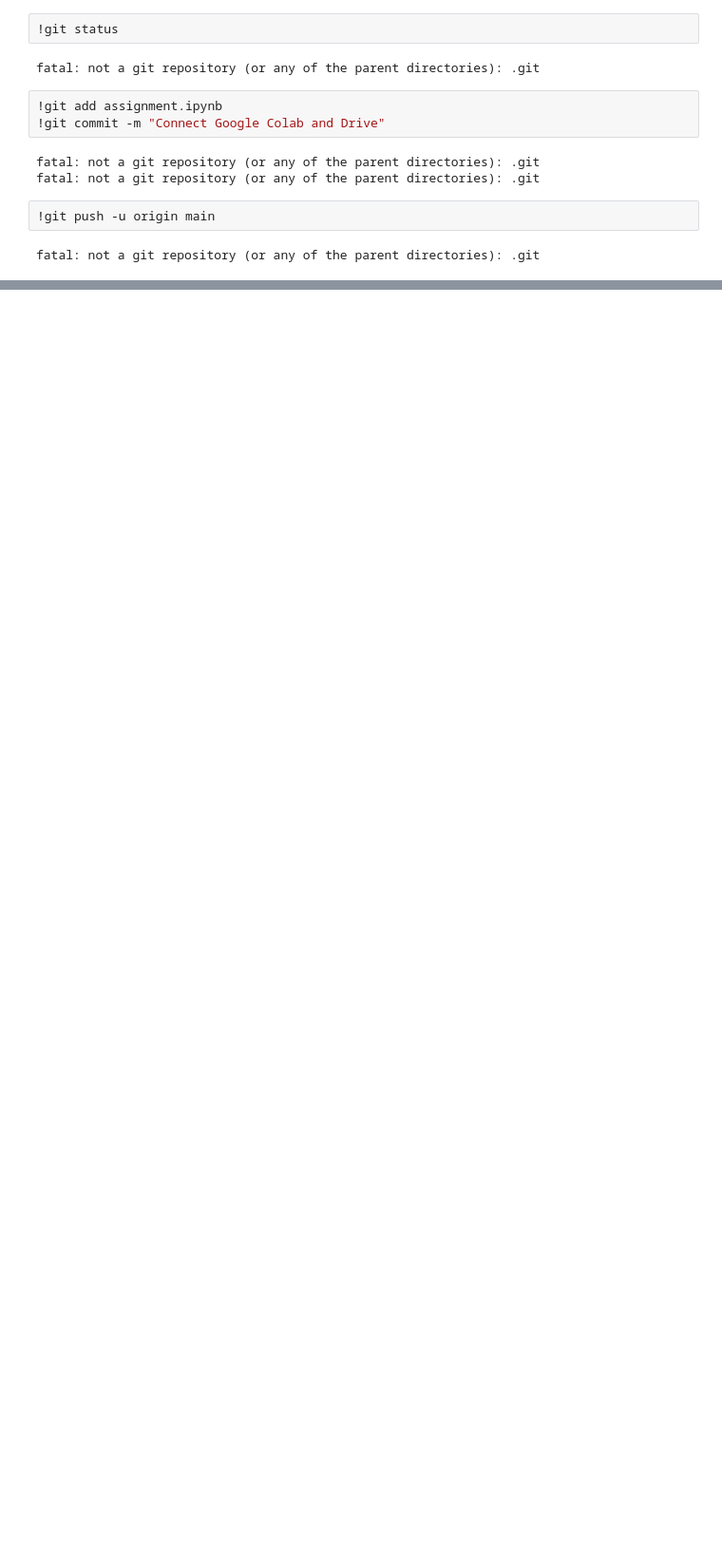
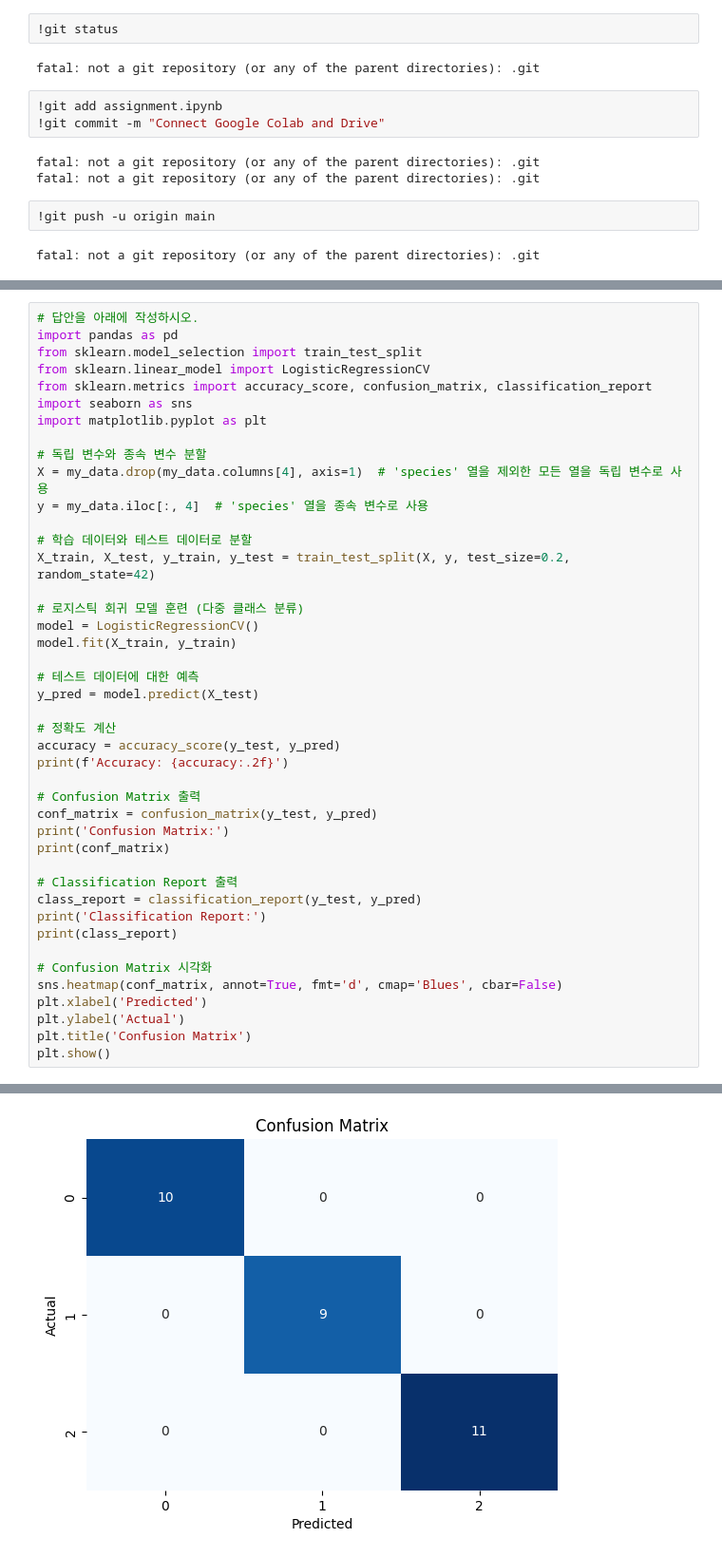
Before and after one commit to naimkim/Navigationing_Naim, a Jupyter notebook: assignment.ipynb, the cells around one changed output, grey strips where cells are left out. Shown: that part at 95% size. Cells and saved outputs as stored; diff of their text form; blank space fills up the shorter version.

```diff
--- a/assignment.ipynb
+++ b/assignment.ipynb
@@ -17,0 +107,44 @@ $ git remote add origin (GitHub주소)  //origin이라는 이름으로 추가한
+# %%
+# 답안을 아래에 작성하시오.
+import pandas as pd
+from sklearn.model_selection import train_test_split
+from sklearn.linear_model import LogisticRegressionCV
+from sklearn.metrics import accuracy_score, confusion_matrix, classification_report
+import seaborn as sns
+import matplotlib.pyplot as plt
+
+# 독립 변수와 종속 변수 분할
+X = my_data.drop(my_data.columns[4], axis=1)  # 'species' 열을 제외한 모든 열을 독립 변수로 사용
+y = my_data.iloc[:, 4]  # 'species' 열을 종속 변수로 사용
+
+# 학습 데이터와 테스트 데이터로 분할
+X_train, X_test, y_train, y_test = train_test_split(X, y, test_size=0.2, random_state=42)
+
+# 로지스틱 회귀 모델 훈련 (다중 클래스 분류)
+model = LogisticRegressionCV()
+model.fit(X_train, y_train)
+
+# 테스트 데이터에 대한 예측
+y_pred = model.predict(X_test)
+
+# 정확도 계산
+accuracy = accuracy_score(y_test, y_pred)
+print(f'Accuracy: {accuracy:.2f}')
+
+# Confusion Matrix 출력
+conf_matrix = confusion_matrix(y_test, y_pred)
+print('Confusion Matrix:')
+print(conf_matrix)
+
+# Classification Report 출력
+class_report = classification_report(y_test, y_pred)
+print('Classification Report:')
+print(class_report)
+
+# Confusion Matrix 시각화
+sns.heatmap(conf_matrix, annot=True, fmt='d', cmap='Blues', cbar=False)
+plt.xlabel('Predicted')
+plt.ylabel('Actual')
+plt.title('Confusion Matrix')
+plt.show()
+# %% [output]
@@ -17,0 +183 @@ $ git remote add origin (GitHub주소)  //origin이라는 이름으로 추가한
+[figure, added]
```
Also changed, not shown: parts of 33 cells of this notebook.
